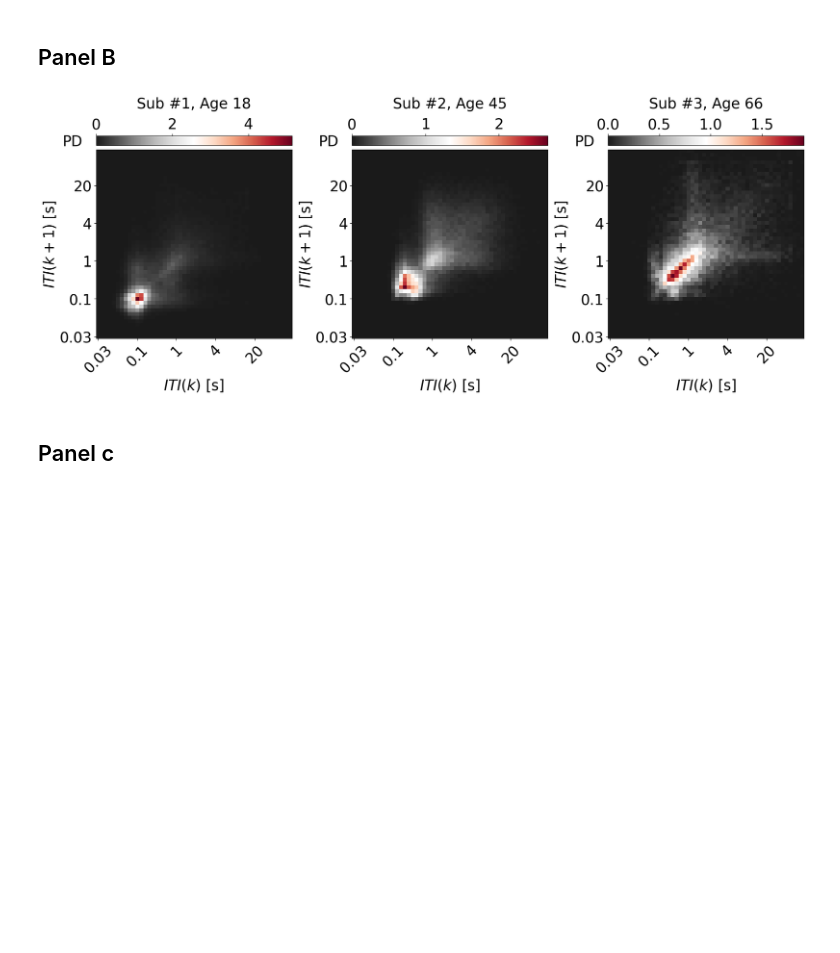
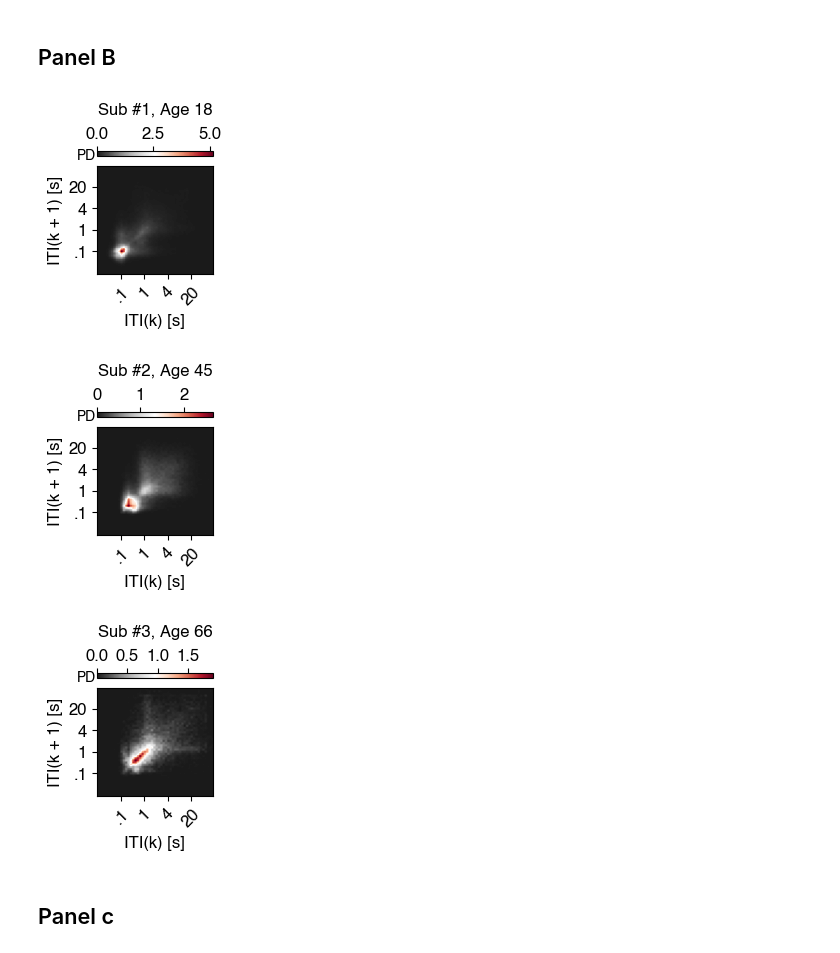
Before and after one commit to codelableidenvelux/ML_Age_Trajectory_2023, a Jupyter notebook: Figures.ipynb, the cells around one changed output. Saved outputs shown, nothing was run; the diff lists cells and outputs as text; code cells hidden in the pictures; blank space fills up the shorter version.

```diff
--- a/Figures.ipynb
+++ b/Figures.ipynb
@@ -53,22 +53,31 @@ import matplotlib as mpl
 import matplotlib.gridspec as gridspec
 import seaborn as sns
 
-# rc('font', **{'family':'sans-serif',
-#               'sans-serif':['Helvetica']})
-FONT_SIZE = 25
+rc('font', **{'family':'sans-serif',
+              'sans-serif':['Helvetica']})
+
+FONT_SIZE = 12
+
 params = {'axes.labelsize': FONT_SIZE,
           'axes.titlesize': FONT_SIZE,
           'legend.fontsize': FONT_SIZE,
           'xtick.labelsize': FONT_SIZE,
-          'ytick.labelsize': FONT_SIZE}
+          'ytick.labelsize': FONT_SIZE,
+          'pdf.fonttype': 42,
+          'mathtext.fontset': 'custom',
+          'mathtext.rm': 'Helvetica',
+          'mathtext.it': 'Helvetica:italic',
+          'mathtext.bf': 'Helvetica:bold'
+         }
+
 matplotlib.rcParams.update(params)
 # %%
 def plot_JID(JID, ax, mask=None, color_bar_text="PD", cmap=matplotlib.cm.RdGy_r, vmin=None, vmax=None):
-    labels = ['0.03', '0.1', '1', '4', '20']
-    ticks = np.arange(50)[::10]
+    labels = ['.1', '1', '4', '20']
+    ticks = np.arange(50)[::10][1:]
     im = ax.imshow(JID, aspect='auto', cmap=cmap, vmin=vmin, vmax=vmax)
 
-    cmap.set_bad('white',1.)
+    cmap.set_bad('white', 1.)
 
     if mask is not None:
         ax.imshow(mask, 'gray_r', interpolation='none', alpha=0.2, vmin=vmin, vmax=vmax)
@@ -78,9 +87,9 @@ def plot_JID(JID, ax, mask=None, color_bar_text="PD", cmap=matplotlib.cm.RdGy_r,
     ax.xaxis.set_tick_params(rotation=45)
     ax.set_yticks(ticks)
     ax.set_yticklabels(labels)
-    ax.set_ylabel(r'$ITI(k + 1)$ [s]')
-    ax.set_xlabel(r'$ITI(k)$ [s]')
-    ax.text(-9, 50.5, color_bar_text, size=25)
+    ax.set_ylabel('ITI(k + 1) [s]')
+    ax.set_xlabel('ITI(k) [s]')
+    ax.text(-9, 52.5, color_bar_text)
     ax.grid(False)
     divider = make_axes_locatable(ax)
     cax = divider.new_vertical(size="5%", pad=.1, pack_start=False)
@@ -186,19 +221,19 @@ y_age = np.squeeze(data['y_all'])
 
 sorted_idx = np.argsort(y_age)
 # %%
-fig, ax = plt.subplots(1,3,figsize=(18.5, 7.5))
+
 
 IDXs = [20, 1200, 3400]
 for i, idx in enumerate(IDXs):
+    fig, ax = plt.subplots(1,1,figsize=(1.5, 1.6))
+    plot_JID(10 ** x_jid[sorted_idx[idx]].reshape(50, 50), ax=ax)
+    ax.set_title(f"Sub #{i + 1}, Age {int(y_age[sorted_idx[idx]])}", y=1.4)
 
-    plot_JID(10 ** x_jid[sorted_idx[idx]].reshape(50, 50), ax=ax[i])
-    ax[i].set_title(f"Sub #{i + 1}, Age {int(y_age[sorted_idx[idx]])}", y=1.2)
-
-plt.tight_layout()
-
-plt.savefig('./figures/figure_1_panel_b.pdf')
+    plt.savefig(f'./figures/figure_1_panel_b_sub{idx}.pdf')
 # %% [output]
-[figure, old version]
+[figure, new version]
+[figure, added]
+[figure, added]
 # %% [markdown]
 ## Panel c
 # %%
```
Also changed, not shown: parts of 37 cells of this notebook, 6 other files.
